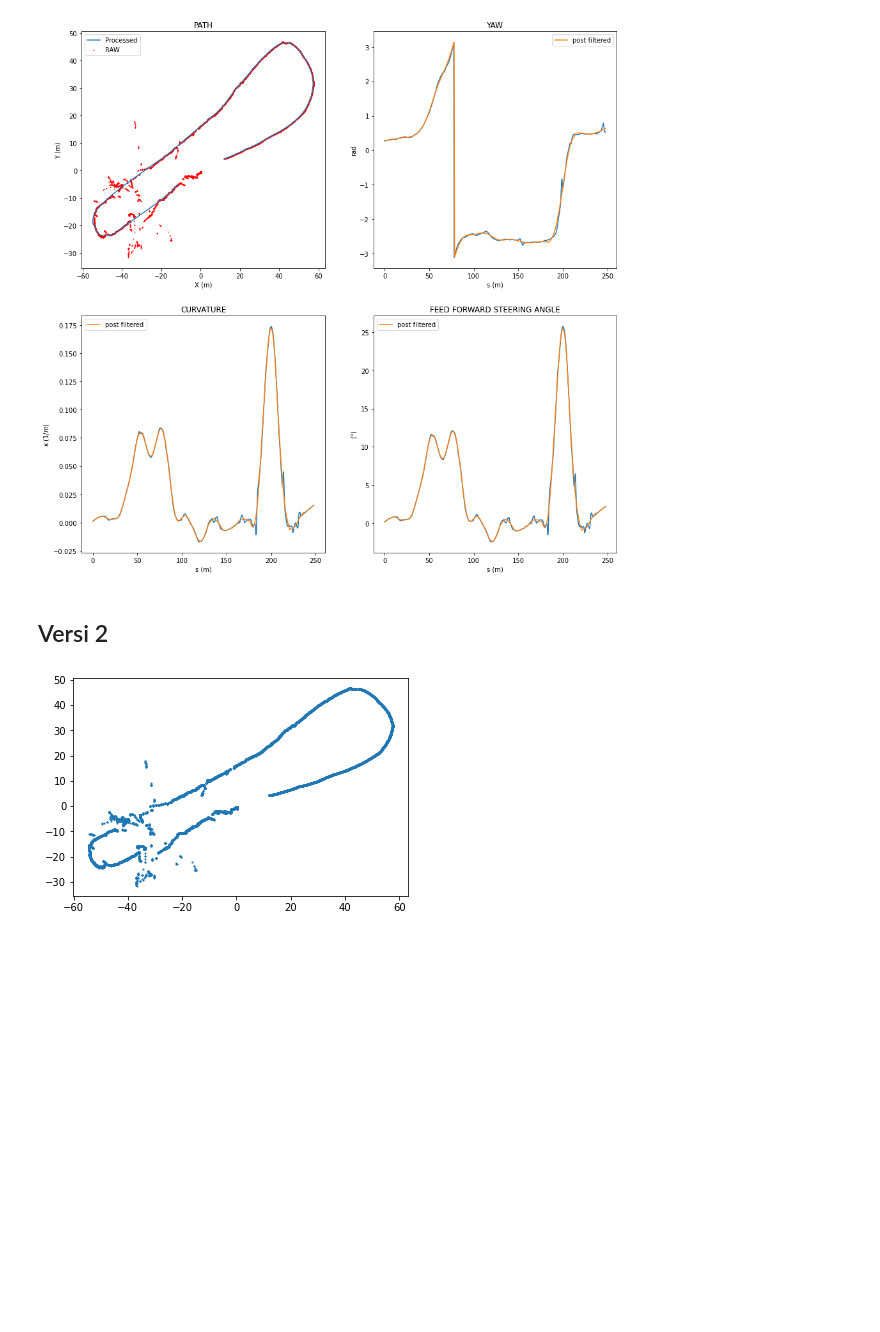
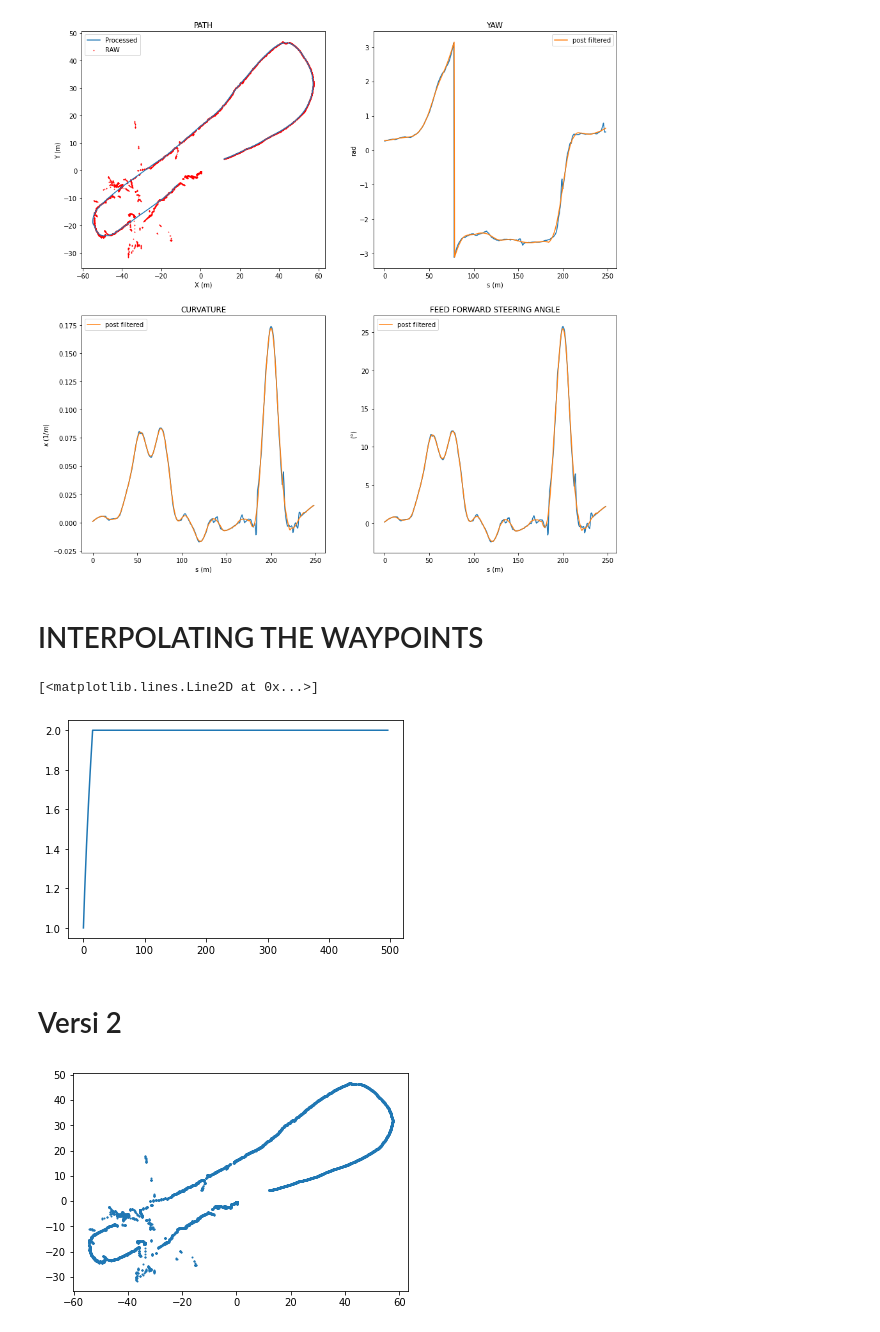
Before and after one commit to fadamsyah/final-project, a Jupyter notebook: generate waypoints/waypoints.ipynb, the cells around one changed output. Cells and saved outputs as stored; diff of their text form; code cells hidden in the pictures; blank space fills up the shorter version.

Commit message:
Add the interpolated waypoints

```diff
--- a/generate waypoints/waypoints.ipynb
+++ b/generate waypoints/waypoints.ipynb
@@ -141,3 +140,27 @@ plt.savefig('waypoints.png', dpi=600, transparent=True)
 plt.show()
 # %% [output]
 [figure]
+# %% [markdown]
+# INTERPOLATING THE WAYPOINTS
+# %%
+# Generate the velocity
+v0 = 1. #m/s ~ 3.6 km/jam
+vmax = 2. #m/s ~ 7.2 km/jam
+accel = 0.2 #m/s2
+num = wp.shape[0]
+vel = [v0]
+for i in range(1, num):
+    vel.append(min(np.sqrt(vel[-1]**2 + 2*accel*dst), vmax))
+vel = np.array(vel)
+# %%
+waypoints_np = np.empty((wp.shape[0], 5))
+waypoints_np[:,0] = wp[:,0]
+waypoints_np[:,1] = wp[:,1]
+waypoints_np[:,2] = yawf
+waypoints_np[:,3] = vel
+waypoints_np[:,4] = curvaturef
+# %%
+plt.plot(waypoints_np[:,3])
+# %% [output]
+[<matplotlib.lines.Line2D at 0x...>]
+[figure, added]
@@ -144,5 +214,5 @@ plt.show()
 # %% [markdown]
-## Versi 2
+# Versi 2
 # %%
 X_fm = []
 cov_pose_fm = []
```
Also changed, not shown: parts of 13 cells of this notebook, 2 other files.
